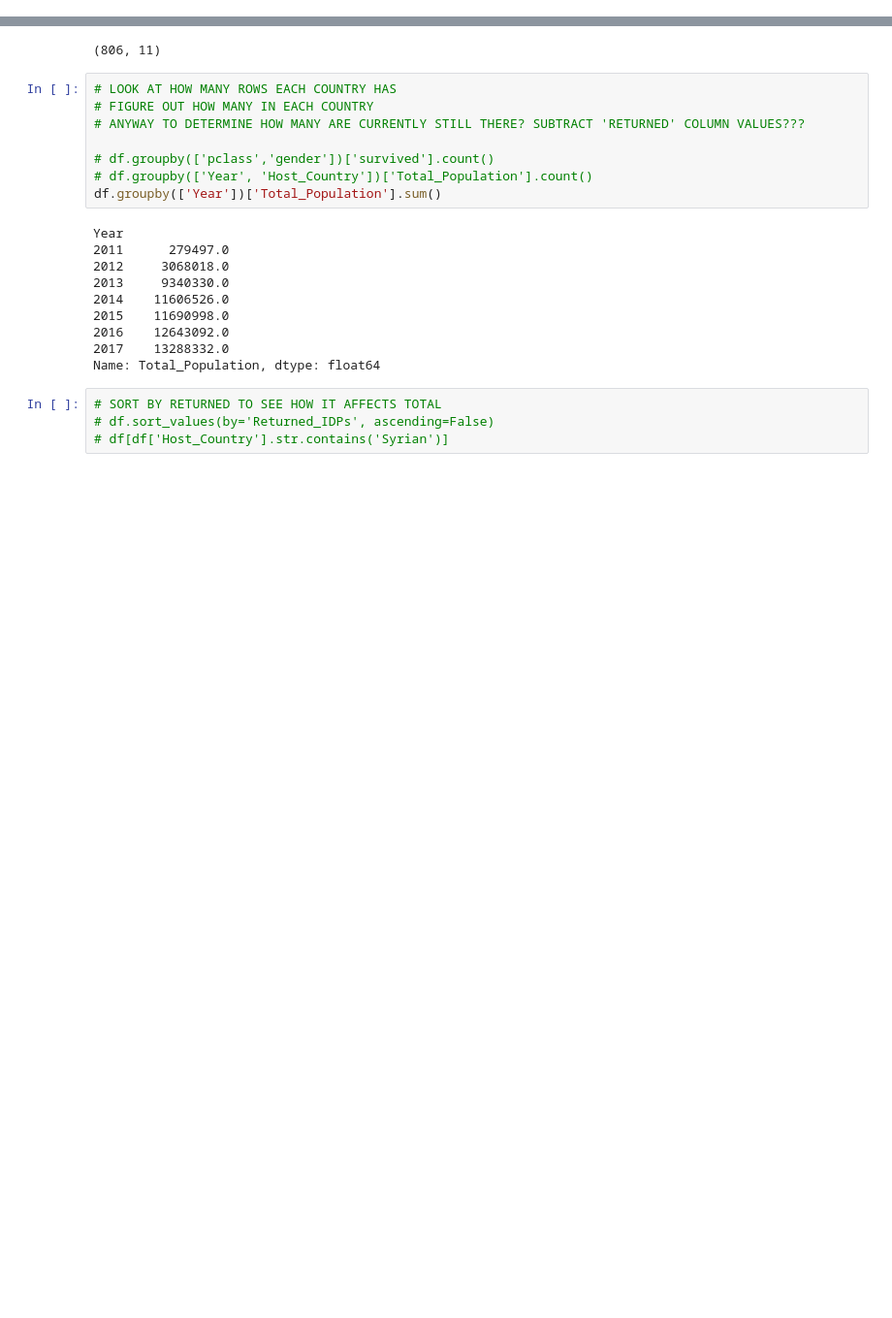
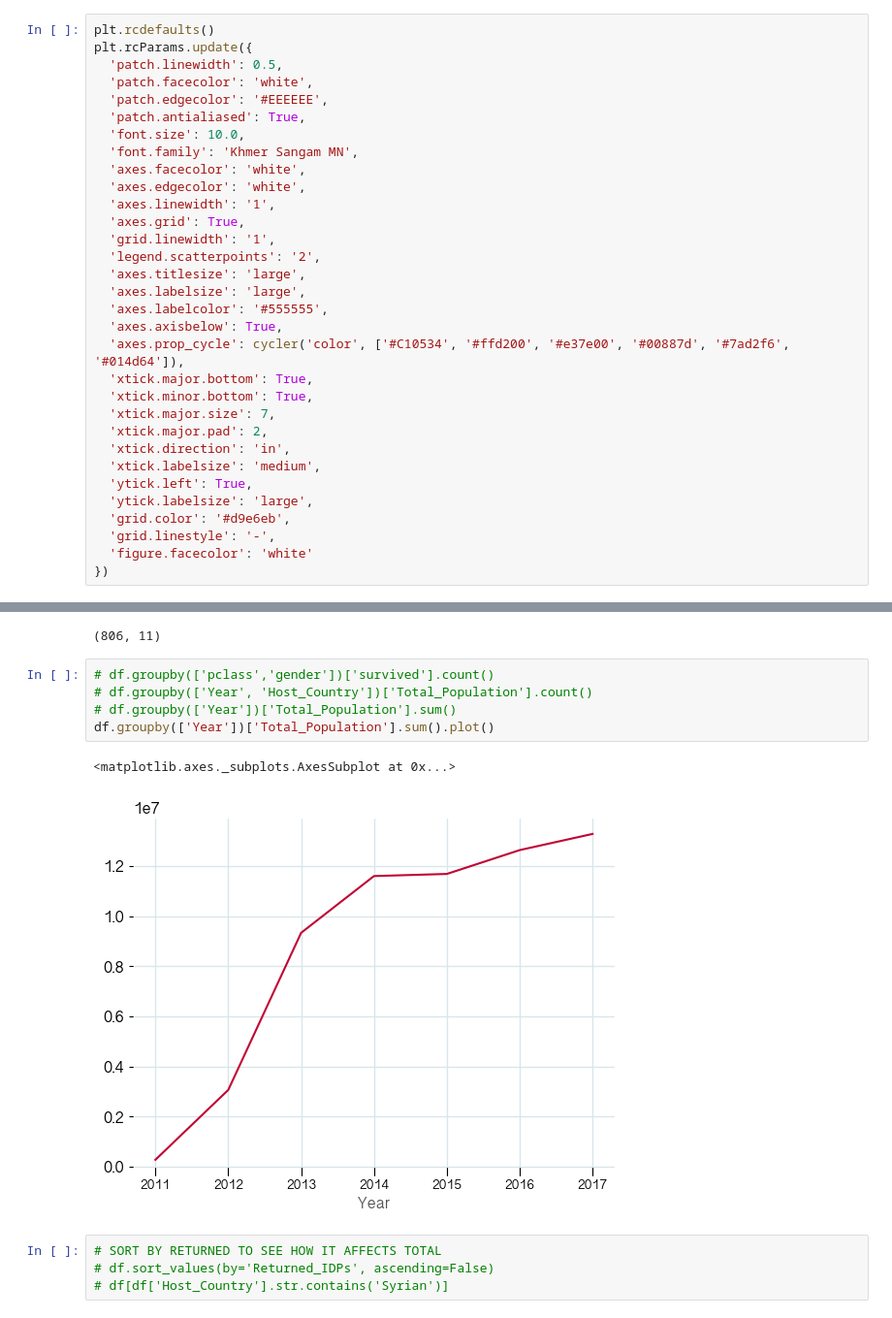
Before and after one commit to mattrehbein/data_studio, a Jupyter notebook: code/02-project/02-Syrian Refugees.ipynb, the cells around one changed output, grey strips where cells are left out. Shown at 97% size. Drawn from its saved outputs; the diff is of its cells as text; blank space fills up the shorter version.

```diff
--- a/code/02-project/02-Syrian Refugees.ipynb
+++ b/code/02-project/02-Syrian Refugees.ipynb
@@ -4,6 +4,38 @@ import matplotlib.pyplot as plt
 from cycler import cycler
 
 %matplotlib inline
+# %%
+plt.rcdefaults()
+plt.rcParams.update({
+  'patch.linewidth': 0.5,
+  'patch.facecolor': 'white',
+  'patch.edgecolor': '#EEEEEE',
+  'patch.antialiased': True,
+  'font.size': 10.0,
+  'font.family': 'Khmer Sangam MN',
+  'axes.facecolor': 'white',
+  'axes.edgecolor': 'white',
+  'axes.linewidth': '1',
+  'axes.grid': True,
+  'grid.linewidth': '1',
+  'legend.scatterpoints': '2',
+  'axes.titlesize': 'large',
+  'axes.labelsize': 'large',
+  'axes.labelcolor': '#555555',
+  'axes.axisbelow': True,
+  'axes.prop_cycle': cycler('color', ['#C10534', '#ffd200', '#e37e00', '#00887d', '#7ad2f6', '#014d64']),
+  'xtick.major.bottom': True,
+  'xtick.minor.bottom': True,
+  'xtick.major.size': 7,
+  'xtick.major.pad': 2,
+  'xtick.direction': 'in',
+  'xtick.labelsize': 'medium',
+  'ytick.left': True,
+  'ytick.labelsize': 'large',
+  'grid.color': '#d9e6eb',
+  'grid.linestyle': '-',
+  'figure.facecolor': 'white'
+})
 # %%
 df = pd.read_csv("unhcr_Syria_refugeesCLEAN.csv", na_values=["*"])
 df.head(10)
@@ -24,23 +56,13 @@ df.shape
 # %% [output]
 (806, 11)
 # %%
-# LOOK AT HOW MANY ROWS EACH COUNTRY HAS
-# FIGURE OUT HOW MANY IN EACH COUNTRY
-# ANYWAY TO DETERMINE HOW MANY ARE CURRENTLY STILL THERE? SUBTRACT 'RETURNED' COLUMN VALUES???
-
 # df.groupby(['pclass','gender'])['survived'].count()
 # df.groupby(['Year', 'Host_Country'])['Total_Population'].count()
-df.groupby(['Year'])['Total_Population'].sum()
+# df.groupby(['Year'])['Total_Population'].sum()
+df.groupby(['Year'])['Total_Population'].sum().plot()
 # %% [output]
-Year
-2011      279497.0
-2012     3068018.0
-2013     9340330.0
-2014    11606526.0
-2015    11690998.0
-2016    12643092.0
-2017    13288332.0
-Name: Total_Population, dtype: float64
+<matplotlib.axes._subplots.AxesSubplot at 0x...>
+[figure, added]
 # %%
 # SORT BY RETURNED TO SEE HOW IT AFFECTS TOTAL
 # df.sort_values(by='Returned_IDPs', ascending=False)
```
Also changed, not shown: parts of 10 cells of this notebook, 5 other files.
